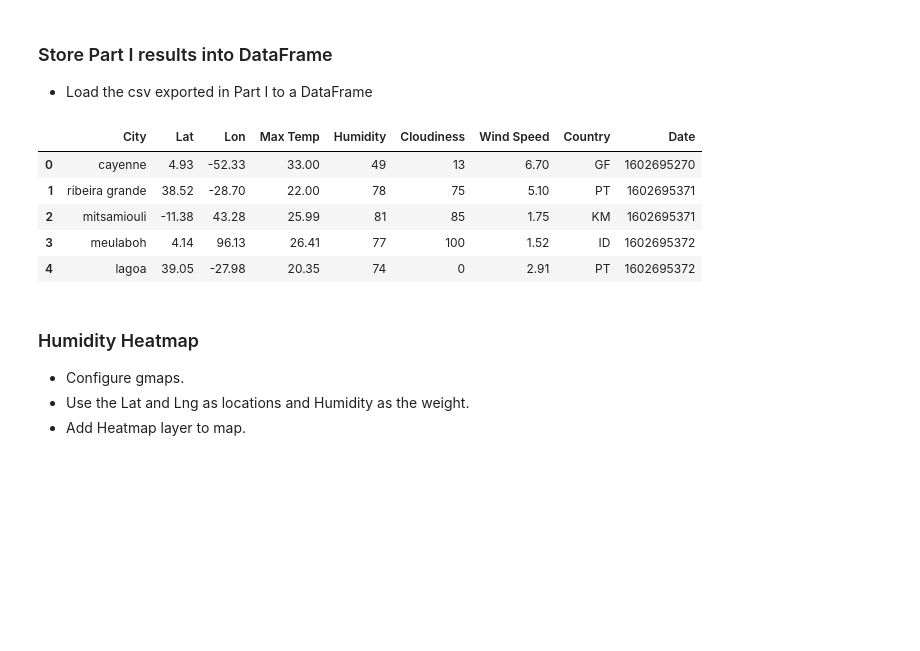
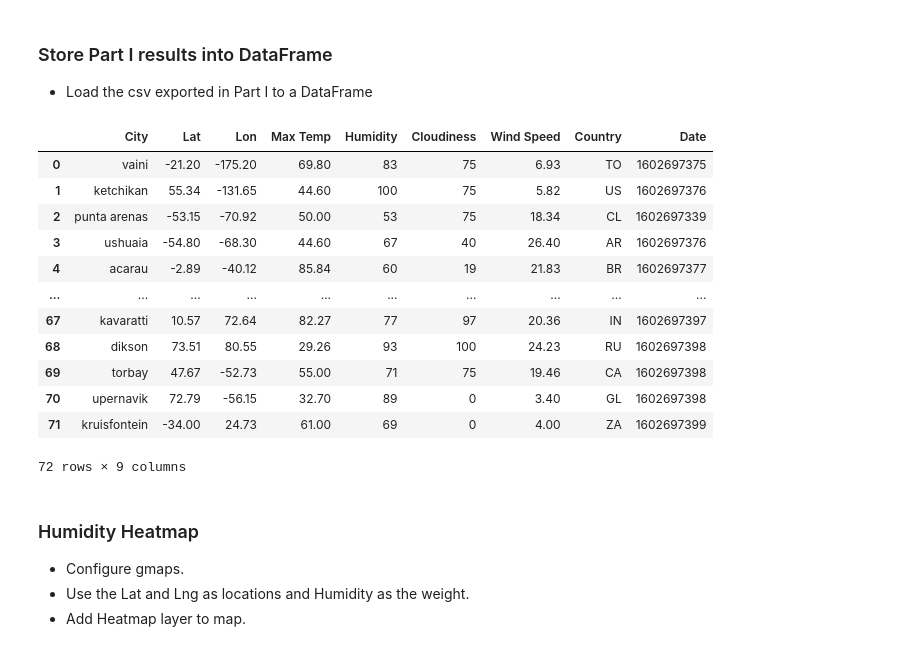
Before and after one commit to alpheus23/Python-API-Challenge, a Jupyter notebook: VacationPy/VacationPy.ipynb, the cells around one changed output. Cells and saved outputs as stored; diff of their text form; code cells hidden in the pictures; blank space fills up the shorter version.

```diff
--- a/VacationPy/VacationPy.ipynb
+++ b/VacationPy/VacationPy.ipynb
@@ -21,15 +21,22 @@ from api_keys import g_key
 ### Store Part I results into DataFrame
 * Load the csv exported in Part I to a DataFrame
 # %%
-vacation_df = pd.read_csv('../output_data/cities.csv')
-vacation_df.head()
+locations_df = pd.read_csv('../output_data/cities.csv')
+locations_df
 # %% [output]
 |  | City | Lat | Lon | Max Temp | Humidity | Cloudiness | Wind Speed | Country | Date |
-| 0 | cayenne | 4.93 | -52.33 | 33.00 | 49 | 13 | 6.70 | GF | 1602695270 |
-| 1 | ribeira grande | 38.52 | -28.70 | 22.00 | 78 | 75 | 5.10 | PT | 1602695371 |
-| 2 | mitsamiouli | -11.38 | 43.28 | 25.99 | 81 | 85 | 1.75 | KM | 1602695371 |
-| 3 | meulaboh | 4.14 | 96.13 | 26.41 | 77 | 100 | 1.52 | ID | 1602695372 |
-| 4 | lagoa | 39.05 | -27.98 | 20.35 | 74 | 0 | 2.91 | PT | 1602695372 |
+| 0 | vaini | -21.20 | -175.20 | 69.80 | 83 | 75 | 6.93 | TO | 1602697375 |
+| 1 | ketchikan | 55.34 | -131.65 | 44.60 | 100 | 75 | 5.82 | US | 1602697376 |
+| 2 | punta arenas | -53.15 | -70.92 | 50.00 | 53 | 75 | 18.34 | CL | 1602697339 |
+| 3 | ushuaia | -54.80 | -68.30 | 44.60 | 67 | 40 | 26.40 | AR | 1602697376 |
+| 4 | acarau | -2.89 | -40.12 | 85.84 | 60 | 19 | 21.83 | BR | 1602697377 |
+| ... | ... | ... | ... | ... | ... | ... | ... | ... | ... |
+| 67 | kavaratti | 10.57 | 72.64 | 82.27 | 77 | 97 | 20.36 | IN | 1602697397 |
+| 68 | dikson | 73.51 | 80.55 | 29.26 | 93 | 100 | 24.23 | RU | 1602697398 |
+| 69 | torbay | 47.67 | -52.73 | 55.00 | 71 | 75 | 19.46 | CA | 1602697398 |
+| 70 | upernavik | 72.79 | -56.15 | 32.70 | 89 | 0 | 3.40 | GL | 1602697398 |
+| 71 | kruisfontein | -34.00 | 24.73 | 61.00 | 69 | 0 | 4.00 | ZA | 1602697399 |
+72 rows × 9 columns
 # %% [markdown]
 ### Humidity Heatmap
 * Configure gmaps.
```
Also changed, not shown: parts of 4 cells of this notebook, 2 other files.
